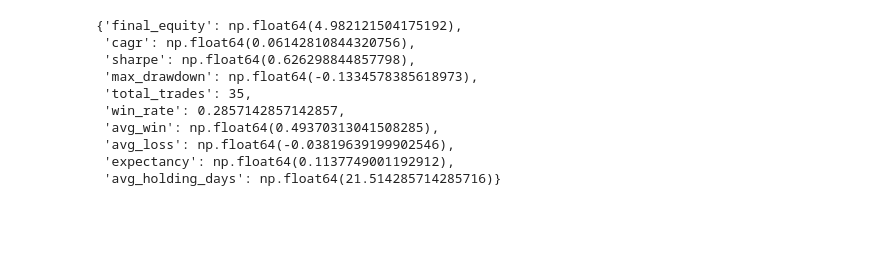
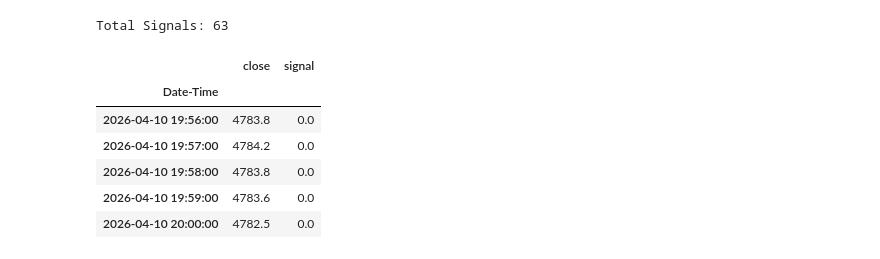
Before and after one commit to kunal0412/quant-research-portfolio, a Jupyter notebook: quant-intraday-strategy/notebooks/analysis.ipynb, the cells around one changed output. Drawn from its saved outputs; the diff is of its cells as text; code cells hidden in the pictures; blank space fills up the shorter version.

```diff
--- a/quant-intraday-strategy/notebooks/analysis.ipynb
+++ b/quant-intraday-strategy/notebooks/analysis.ipynb
@@ -33,24 +57,16 @@ df.head()
 # %%
-df = generate_signals(df)
+df = generate_intraday_signals(df)
 
-df, trades, engine_results = run_backtest(
-    df,
-    initial_capital=1.0,
-    risk_pct=0.02
-)
+print("Total Signals:", int(df['signal'].sum()))
 
-results = compute_performance(df, trades)
-
-results
+df[['close', 'signal']].tail()
 # %% [output]
-{'final_equity': np.float64(4.982121504175192),
- 'cagr': np.float64(0.06142810844320756),
- 'sharpe': np.float64(0.626298844857798),
- 'max_drawdown': np.float64(-0.1334578385618973),
- 'total_trades': 35,
- 'win_rate': 0.2857142857142857,
- 'avg_win': np.float64(0.49370313041508285),
- 'avg_loss': np.float64(-0.03819639199902546),
- 'expectancy': np.float64(0.1137749001192912),
- 'avg_holding_days': np.float64(21.514285714285716)}
+Total Signals: 63
+|  | close | signal |
+| Date-Time |  |  |
+| 2026-04-10 19:56:00 | 4783.8 | 0.0 |
+| 2026-04-10 19:57:00 | 4784.2 | 0.0 |
+| 2026-04-10 19:58:00 | 4783.8 | 0.0 |
+| 2026-04-10 19:59:00 | 4783.6 | 0.0 |
+| 2026-04-10 20:00:00 | 4782.5 | 0.0 |
 # %%
```
Also changed, not shown: parts of 10 cells of this notebook.
